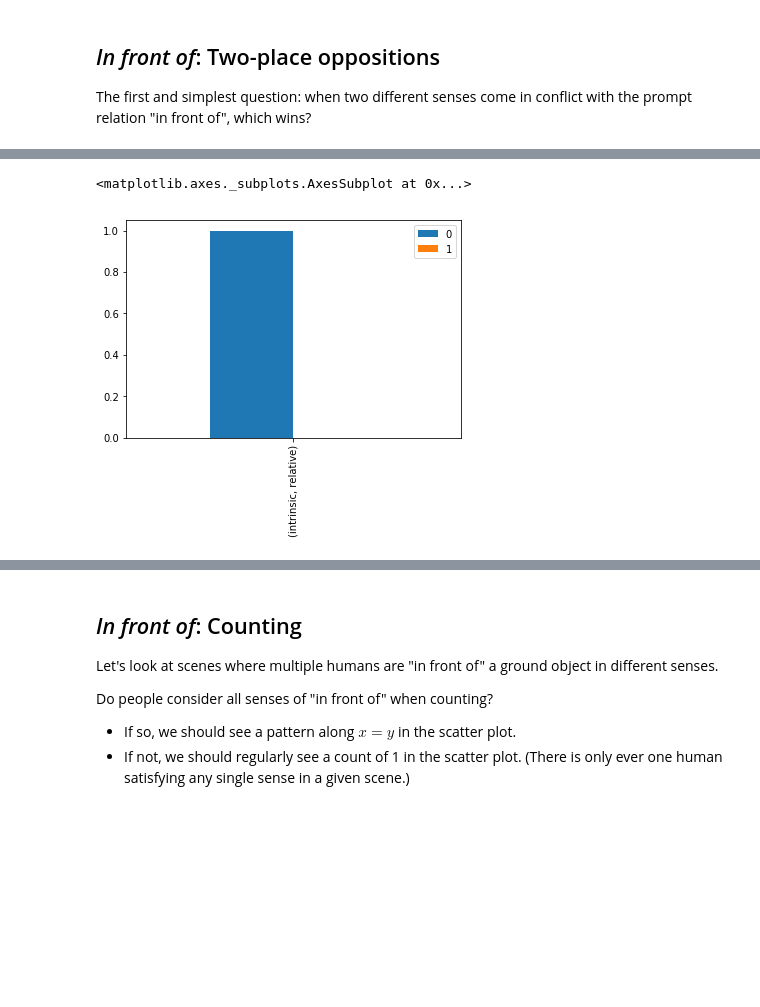
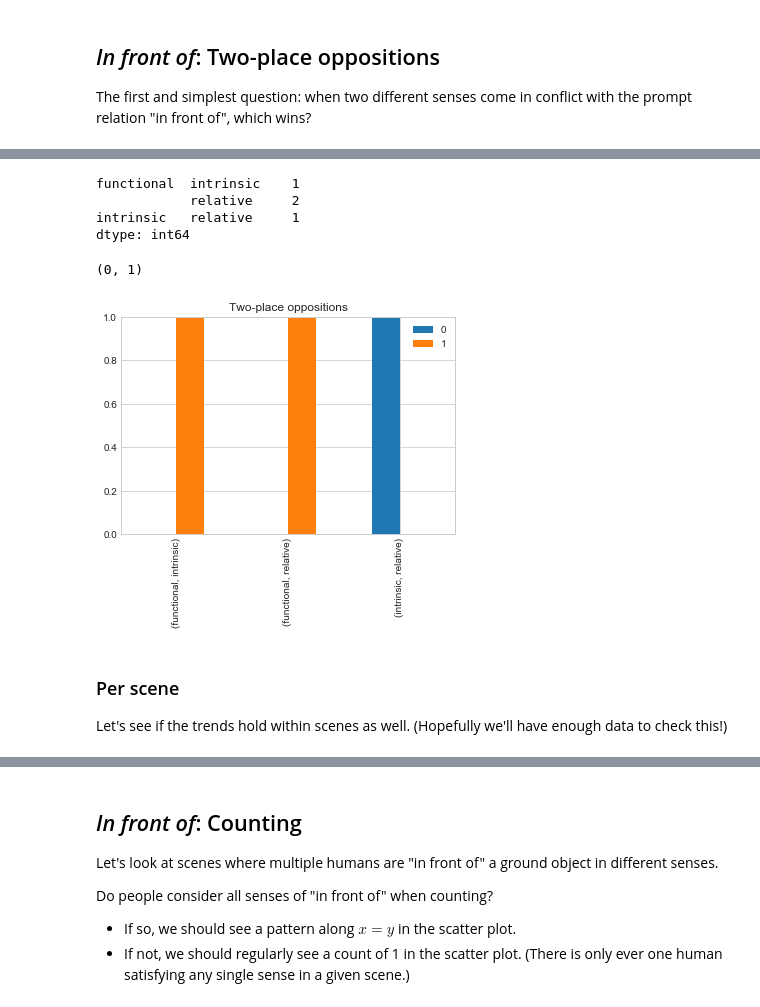
Before and after one commit to hans/spatial-references, a Jupyter notebook: analysis.ipynb, the cells around one changed output, grey strips where cells are left out. Saved outputs shown, nothing was run; the diff lists cells and outputs as text; code cells hidden in the pictures; blank space fills up the shorter version.

Commit message:
lots of new analysis! push with debug data

```diff
--- a/analysis.ipynb
+++ b/analysis.ipynb
@@ -68,5 +74,9 @@ list(users.comments.unique())
 # %% [markdown]
 ## Data prep
+# %%
+def get_candidates(trial):
+    return {key: referent for key, referent in trial["referents"].items()
+            if referent["reference_frame"] is not None}
 # %%
 trials_parsed = [(i, json.loads(trial.trial_data)) for i, trial in trials.iterrows()]
 exp_trials = [(i, trial) for i, trial in trials_parsed if trial["trial_type"] == "scene-choice"]
@@ -205,18 +257,3 @@ pd.DataFrame.from_dict(user_non_human_choices, "index")
 ## *In front of*: Two-place oppositions
 
 The first and simplest question: when two different senses come in conflict with the prompt relation "in front of", which wins?
-# %%
-senses = ["intrinsic", "relative", "functional"]
-
-opp_scenes = defaultdict(list)
-for i, trial in exp_trials:
-    if trial["relation"] != "in front of":
-        continue
-
-    humans = get_humans(trial)
-    frames = [trial["referents"][key][1] for key, _ in humans]
-    if None not in frames and len(set(frames)) == 2:
-        opp_key = tuple(sorted(frames))
-        opp_scenes[opp_key].append((i, trial))
-
-opp_scenes
@@ -241,15 +262,43 @@ defaultdict(list,
 # %%
 # For "pick" scenes, which sense wins?
-opp_pick_choices = defaultdict(lambda: {0: 0, 1: 0})
-for (s1, s2), opp_trials in opp_scenes.items():
-    for i, trial in opp_trials:
-        if trial["prompt_type"] == "pick":
-            chosen_frame = trial["referents"][trial["choice"]][1]
-            chosen_frame_idx = 0 if chosen_frame == s1 else 1
-            opp_pick_choices[s1, s2][chosen_frame_idx] += 1
+def count_pick_choices(scene_type=None, target_relation="in front of"):
+    opp_scenes = defaultdict(list)
+    for i, trial in exp_trials:
+        if trial["relation"] != target_relation:
+            continue
+        if scene_type is not None and scene_type != trial["scene"]:
+            continue
 
-opp_pick_choices = pd.DataFrame.from_dict(opp_pick_choices, "index")
-opp_pick_choices.plot.bar()
+        humans = get_candidates(trial)
+        frames = [trial["referents"][key]["reference_frame"] for key in humans]
+        if None not in frames and len(set(frames)) == 2:
+            opp_key = tuple(sorted(frames))
+            opp_scenes[opp_key].append((i, trial))
+
+    opp_pick_choices = defaultdict(lambda: {0: 0, 1: 0})
+    for (s1, s2), opp_trials in opp_scenes.items():
+        for i, trial in opp_trials:
+            if trial["prompt_type"] == "pick":
+                chosen_frame = trial["referents"][trial["choice"]]["reference_frame"]
+                chosen_frame_idx = 0 if chosen_frame == s1 else 1
+                opp_pick_choices[s1, s2][chosen_frame_idx] += 1
+    return opp_pick_choices
+
+opp_pick_choices = pd.DataFrame.from_dict(count_pick_choices(), "index")
+counts = opp_pick_choices.sum(axis=1)
+print(counts)
+opp_pick_choices = opp_pick_choices.div(opp_pick_choices.sum(axis=1), axis=0)
+std_err = np.sqrt(opp_pick_choices.mul(1 - opp_pick_choices).iloc[:, 0].div(counts))
+opp_pick_choices.plot.bar(title="Two-place oppositions", yerr=std_err)
+plt.ylim((0, 1))
 # %% [output]
-<matplotlib.axes._subplots.AxesSubplot at 0x...>
+functional  intrinsic    1
+            relative     2
+intrinsic   relative     1
+dtype: int64
+(0, 1)
-[figure, old version]
+[figure, new version]
+# %% [markdown]
+### Per scene
+
+Let's see if the trends hold within scenes as well. (Hopefully we'll have enough data to check this!)
```
Also changed, not shown: parts of 54 cells of this notebook.
